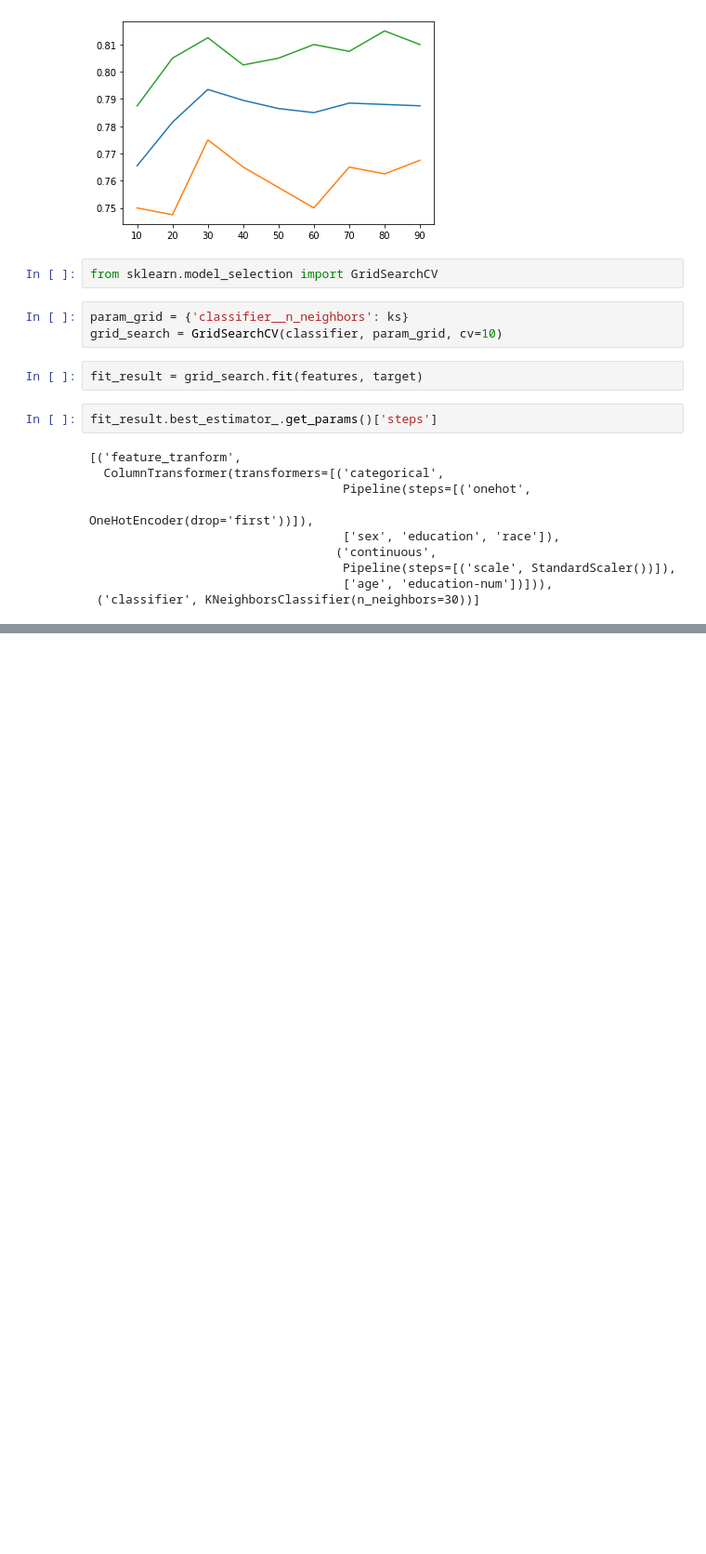
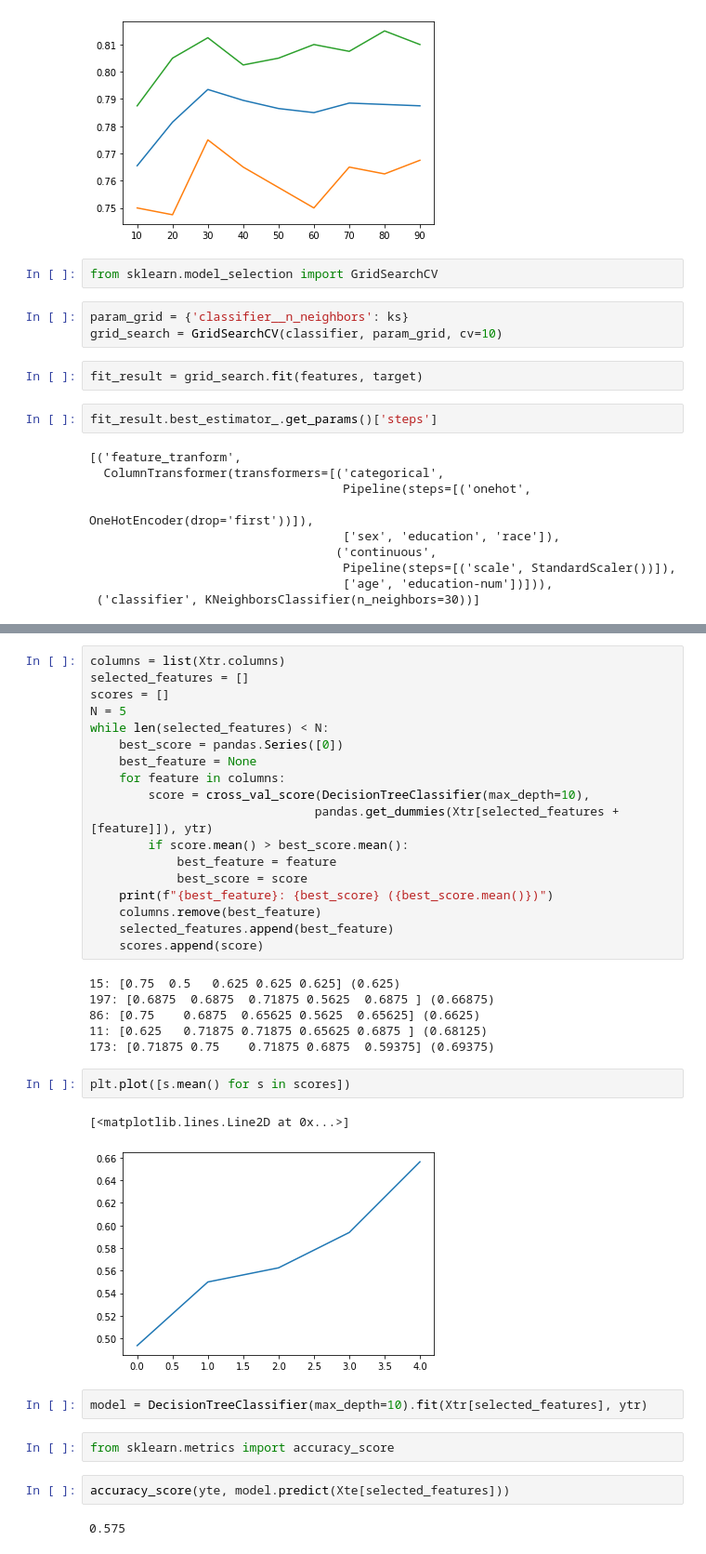
Before and after one commit to dhesse/IN-STK5000-Notebooks-2020, a Jupyter notebook: notebooks/Lecture 03a - More Sklearn.ipynb, the cells around one changed output, grey strips where cells are left out. Shown: that part at 93% size. Saved outputs shown, nothing was run; the diff lists cells and outputs as text; blank space fills up the shorter version.

```diff
--- a/notebooks/Lecture 03a - More Sklearn.ipynb
+++ b/notebooks/Lecture 03a - More Sklearn.ipynb
@@ -171,0 +250,37 @@ fit_result.best_estimator_.get_params()['steps']
+# %%
+columns = list(Xtr.columns)
+selected_features = []
+scores = []
+N = 5
+while len(selected_features) < N:
+    best_score = pandas.Series([0])
+    best_feature = None
+    for feature in columns:
+        score = cross_val_score(DecisionTreeClassifier(max_depth=10),
+                               pandas.get_dummies(Xtr[selected_features + [feature]]), ytr)
+        if score.mean() > best_score.mean():
+            best_feature = feature
+            best_score = score
+    print(f"{best_feature}: {best_score} ({best_score.mean()})")
+    columns.remove(best_feature)
+    selected_features.append(best_feature)
+    scores.append(score)
+# %% [output]
+15: [0.75  0.5   0.625 0.625 0.625] (0.625)
+197: [0.6875  0.6875  0.71875 0.5625  0.6875 ] (0.66875)
+86: [0.75    0.6875  0.65625 0.5625  0.65625] (0.6625)
+11: [0.625   0.71875 0.71875 0.65625 0.6875 ] (0.68125)
+173: [0.71875 0.75    0.71875 0.6875  0.59375] (0.69375)
+# %%
+plt.plot([s.mean() for s in scores])
+# %% [output]
+[<matplotlib.lines.Line2D at 0x...>]
+[figure, added]
+# %%
+model = DecisionTreeClassifier(max_depth=10).fit(Xtr[selected_features], ytr)
+# %%
+from sklearn.metrics import accuracy_score
+# %%
+accuracy_score(yte, model.predict(Xte[selected_features]))
+# %% [output]
+0.575
```
Also changed, not shown: parts of 20 cells of this notebook.
